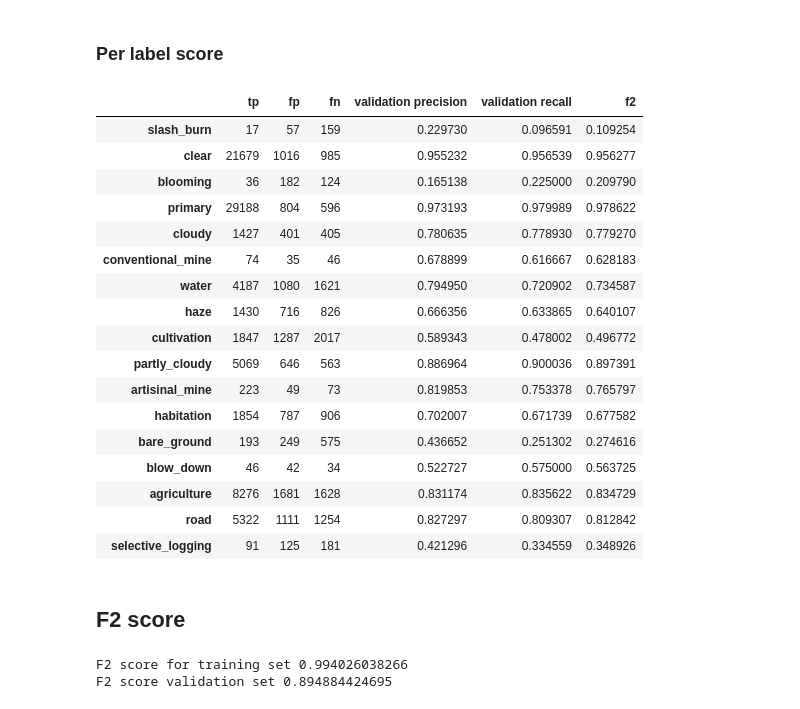
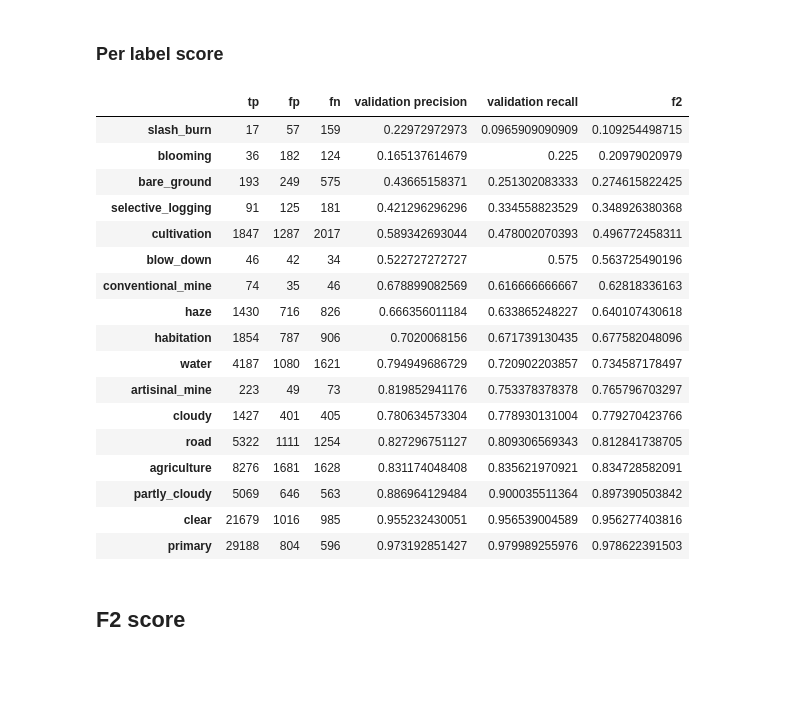
Before and after one commit to gsabran/SaveTheAmazonianPandas, a Jupyter notebook: Viz predictions.ipynb, the cells around one changed output. Saved outputs shown, nothing was run; the diff lists cells and outputs as text; code cells hidden in the pictures; blank space fills up the shorter version.

Commit message:
improve prediction analysis and look into failed predictions

```diff
--- a/Viz predictions.ipynb
+++ b/Viz predictions.ipynb
@@ -1,18 +1,21 @@
 # %%
 from __future__ import division
 import os
+import numpy as np
 import pandas as pd
+from skimage.io import imread, imshow, imsave, show
+from IPython.display import Image, HTML
+pd.set_option('display.max_colwidth', -1)
 # %% [markdown]
 ## Load data
 # %%
 expected_tags = {}
-all_tags = set()
+all_tags = set(["agriculture","artisinal_mine","bare_ground","blooming","blow_down","clear","cloudy","conventional_mine","cultivation","habitation","haze","partly_cloudy","primary","road","selective_logging","slash_burn","water"])
 with open("./rawInput/train-augmented.csv", "r") as train_labels:
     train_labels.readline()
     for line in train_labels:
         img, tags = line.rstrip("\n").split(",")
         expected_tags[img] = tags.split(" ")
-        all_tags.update(train_tags[img])
 print len(expected_tags)
 # %% [output]
 323832
@@ -26,3 +29,12 @@ with open("./predict/train-predict.csv", "r") as predict_labels:
 print len(predicted_tags)
 # %% [output]
 323832
+# %%
+predicted_proba = {}
+with open("./predict/train-predict-raw.csv", "r") as predict_proba:
+    tags = predict_proba.readline().rstrip("\n").split(",")[1].split(" ")
+    for line in predict_proba:
+        img, proba = line.rstrip("\n").split(",")
+        proba = proba.split(" ")
+        predicted_proba[img] = { t: float(v) for t, v in zip(tags, proba) }
+print len(predicted_tags)
@@ -55,59 +69,59 @@ validation set: 32384
 # Second is number of not detected (false negative)
 # Third is number of inaccurately predicted (false positive)
 tags_score = {t: { "tp":0, "fn": 0, "fp": 0} for t in all_tags}
 
-
 def scores(tp, fp, fn):
     p = tp / (tp + fp)
     r = tp / (tp + fn)
+    b = 2
     if p == 0 or r == 0:
         f2 = 0
     else:
         b = 2
         f2 = (1 + b**2) * p * r / (b**2*p + r)
     return p, r, f2
 
-
 for img in validation_set:
-    true_tags = train_tags[img]
-    predicted_tags = pred_tags[img]
+    true_tags = expected_tags[img]
+    pred_tags = predicted_tags[img]
     for t in true_tags:
-        if t in predicted_tags:
+        if t in pred_tags:
             tags_score[t]["tp"] += 1
         else:
             tags_score[t]["fn"] += 1
-    for t in predicted_tags:
+    for t in pred_tags:
         if t not in true_tags:
             tags_score[t]["fp"] += 1
 
 data = []
 for tag in all_tags:
     s = tags_score[tag]
     p, r, f2 = scores(s["tp"], s["fp"], s["fn"])
-    data.append([s["tp"], s["fp"], s["fn"], p, r, f2])
-
+    data.append([tag, s["tp"], s["fp"], s["fn"], p, r, f2])
+data.sort(key = lambda l:l[-1])
+data = np.array(data)
 columns = ["tp", "fp", "fn", "validation precision", "validation recall", "f2"]
-df = pd.DataFrame(data=data, index=all_tags, columns=columns)
+df = pd.DataFrame(data=data[:, 1:], index=data[:, 0], columns=columns)
 df
 # %% [output]
 |  | tp | fp | fn | validation precision | validation recall | f2 |
-| slash_burn | 17 | 57 | 159 | 0.229730 | 0.096591 | 0.109254 |
-| clear | 21679 | 1016 | 985 | 0.955232 | 0.956539 | 0.956277 |
-| blooming | 36 | 182 | 124 | 0.165138 | 0.225000 | 0.209790 |
-| primary | 29188 | 804 | 596 | 0.973193 | 0.979989 | 0.978622 |
-| cloudy | 1427 | 401 | 405 | 0.780635 | 0.778930 | 0.779270 |
-| conventional_mine | 74 | 35 | 46 | 0.678899 | 0.616667 | 0.628183 |
-| water | 4187 | 1080 | 1621 | 0.794950 | 0.720902 | 0.734587 |
-| haze | 1430 | 716 | 826 | 0.666356 | 0.633865 | 0.640107 |
-| cultivation | 1847 | 1287 | 2017 | 0.589343 | 0.478002 | 0.496772 |
-| partly_cloudy | 5069 | 646 | 563 | 0.886964 | 0.900036 | 0.897391 |
-| artisinal_mine | 223 | 49 | 73 | 0.819853 | 0.753378 | 0.765797 |
-| habitation | 1854 | 787 | 906 | 0.702007 | 0.671739 | 0.677582 |
-| bare_ground | 193 | 249 | 575 | 0.436652 | 0.251302 | 0.274616 |
-| blow_down | 46 | 42 | 34 | 0.522727 | 0.575000 | 0.563725 |
-| agriculture | 8276 | 1681 | 1628 | 0.831174 | 0.835622 | 0.834729 |
-| road | 5322 | 1111 | 1254 | 0.827297 | 0.809307 | 0.812842 |
-| selective_logging | 91 | 125 | 181 | 0.421296 | 0.334559 | 0.348926 |
+| slash_burn | 17 | 57 | 159 | 0.22972972973 | 0.0965909090909 | 0.109254498715 |
+| blooming | 36 | 182 | 124 | 0.165137614679 | 0.225 | 0.20979020979 |
+| bare_ground | 193 | 249 | 575 | 0.43665158371 | 0.251302083333 | 0.274615822425 |
+| selective_logging | 91 | 125 | 181 | 0.421296296296 | 0.334558823529 | 0.348926380368 |
+| cultivation | 1847 | 1287 | 2017 | 0.589342693044 | 0.478002070393 | 0.496772458311 |
+| blow_down | 46 | 42 | 34 | 0.522727272727 | 0.575 | 0.563725490196 |
+| conventional_mine | 74 | 35 | 46 | 0.678899082569 | 0.616666666667 | 0.62818336163 |
+| haze | 1430 | 716 | 826 | 0.666356011184 | 0.633865248227 | 0.640107430618 |
+| habitation | 1854 | 787 | 906 | 0.7020068156 | 0.671739130435 | 0.677582048096 |
+| water | 4187 | 1080 | 1621 | 0.794949686729 | 0.720902203857 | 0.734587178497 |
+| artisinal_mine | 223 | 49 | 73 | 0.819852941176 | 0.753378378378 | 0.765796703297 |
+| cloudy | 1427 | 401 | 405 | 0.780634573304 | 0.778930131004 | 0.779270423766 |
+| road | 5322 | 1111 | 1254 | 0.827296751127 | 0.809306569343 | 0.812841738705 |
+| agriculture | 8276 | 1681 | 1628 | 0.831174048408 | 0.835621970921 | 0.834728582091 |
+| partly_cloudy | 5069 | 646 | 563 | 0.886964129484 | 0.900035511364 | 0.897390503842 |
+| clear | 21679 | 1016 | 985 | 0.955232430051 | 0.956539004589 | 0.956277403816 |
+| primary | 29188 | 804 | 596 | 0.973192851427 | 0.979989255976 | 0.978622391503 |
 # %% [markdown]
 ## F2 score
 # %%
@@ -136,6 +152,0 @@ def scoreSet(data_set):
-# %%
-print "F2 score for training set", scoreSet(training_set)
-print "F2 score validation set", scoreSet(validation_set)
-# %% [output]
-F2 score for training set 0.994026038266
-F2 score validation set 0.894884424695
```
Also changed, not shown: parts of 5 cells of this notebook.
